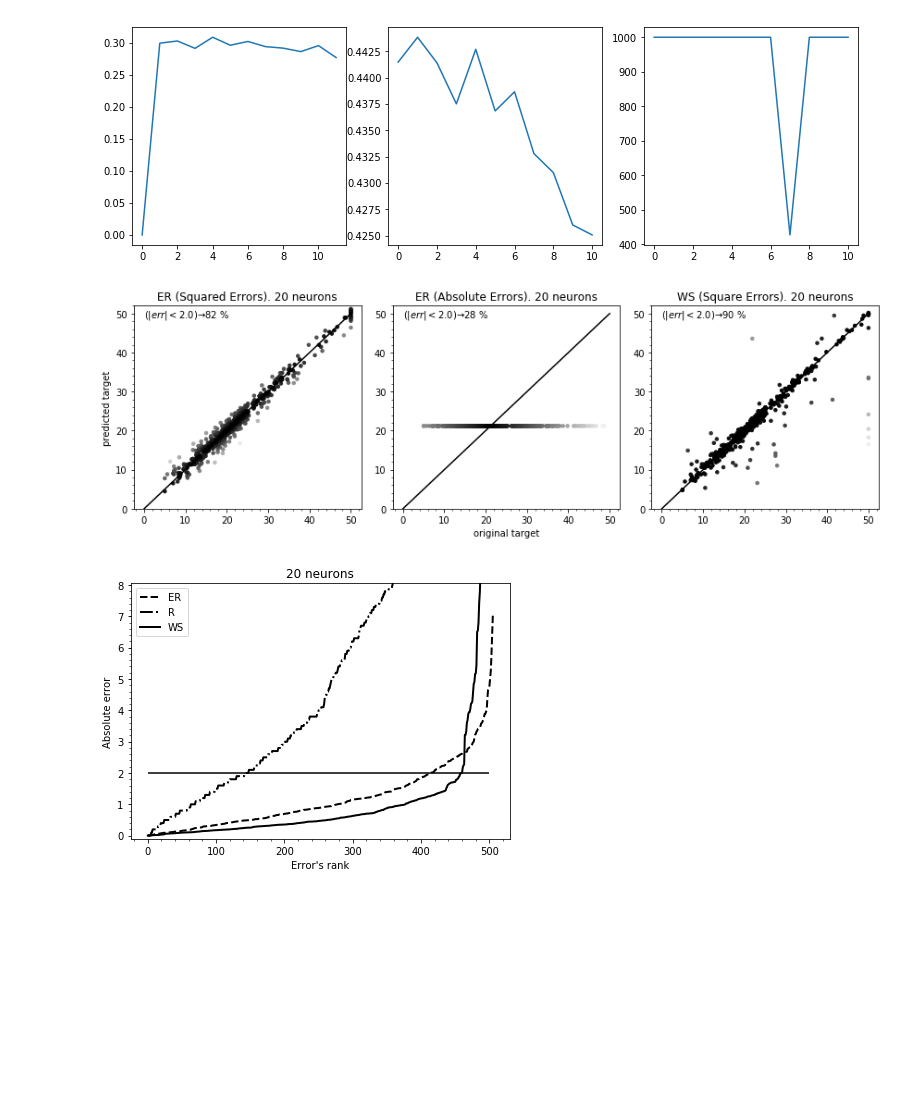
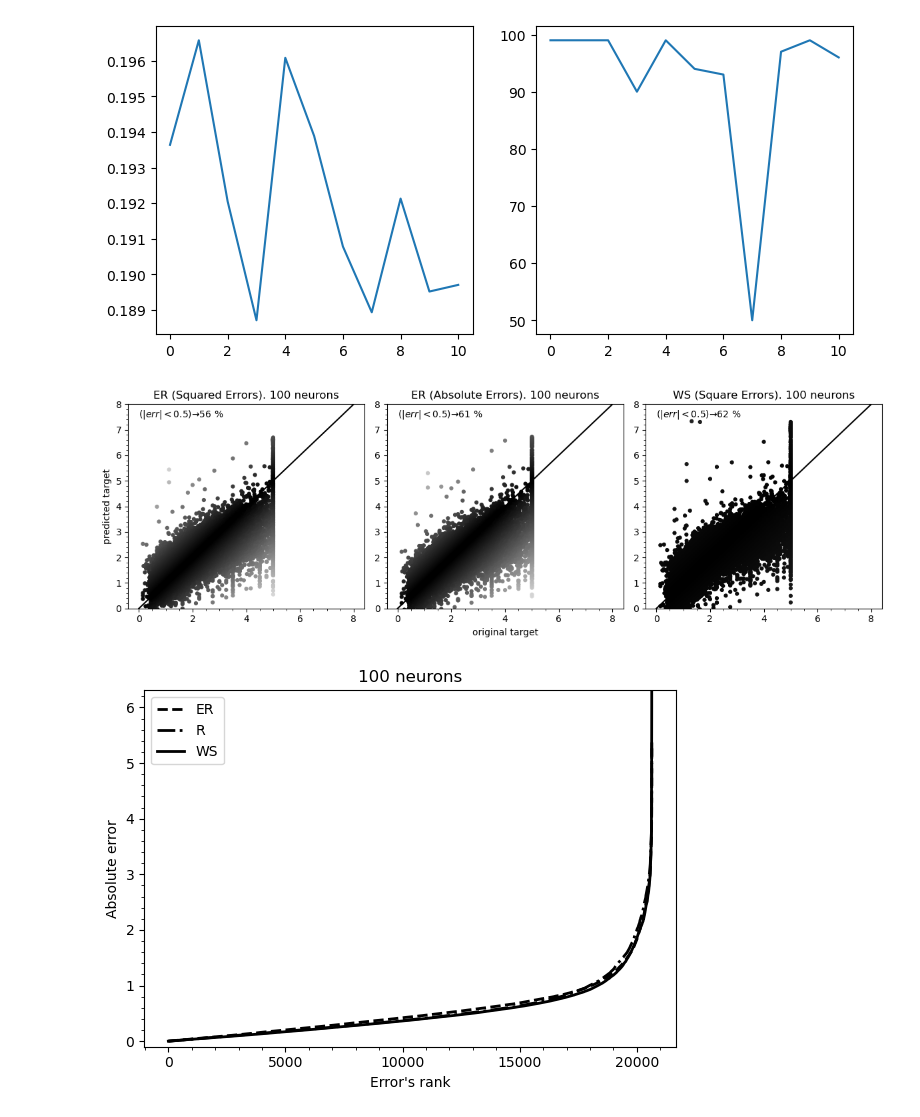
Before and after one commit to intellimath/mlgrad, a Jupyter notebook: examples/test_nn_boston.ipynb, the cells around one changed output. Cells and saved outputs as stored; diff of their text form; code cells hidden in the pictures; blank space fills up the shorter version.

```diff
--- a/examples/test_nn_boston.ipynb
+++ b/examples/test_nn_boston.ipynb
@@ -16,7 +17,10 @@ from sklearn.preprocessing import MinMaxScaler
 
 import matplotlib.pyplot as plt
 # %%
-X, Y = load_boston(True)
+from sklearn.datasets import fetch_california_housing
+housing = fetch_california_housing()
+X = np.ascontiguousarray(housing["data"])
+Y = np.ascontiguousarray(housing["target"])
 print(X.shape)
 scaler = MinMaxScaler()
 Xt = scaler.fit_transform(X)
@@ -40,18 +29,16 @@ def sigma_neuron_layer(n_input, n):
 # %%
-def create_nn(n_hidden):
+def create_nn(n_hidden, L=1.0):
     n_input = X.shape[1]
-    layer1 = sigma_neuron_layer2(n_input, n_hidden)
-    #layer1 = sigma_neuron_layer(n_input, n_hidden)
+    body = models.FFNetworkModel()
+    body.add(models.LinearLayer(n_input, n_hidden))
+    body.add(models.ScaleLayer(funcs.Sigmoidal(L), n_hidden))
+    head = models.LinearModel(body.n_output)
+    ffnn = models.FFNetworkFuncModel(head, body)
 
-    body = model.FFNetworkModel()
-    body.add(layer1)
-
-    head = model.LinearModel(n_hidden)
-    ffnn = model.FFNetworkFuncModel(head, body)
     ffnn.allocate()
     return ffnn
 # %%
-n_hidden = 20
+n_hidden = 100
 # %%
 ffnn1 = create_nn(n_hidden)
 ffnn1.param[:] = np.random.random(size=ffnn1.n_param)
@@ -91,21 +73,20 @@ Completed? True
 # %%
-loss_func3 = loss.ErrorLoss(func.Square())
+loss_func3 = loss.ErrorLoss(funcs.Square())
 er3 = erisk(Xt, Y, ffnn3, loss_func3)
-_fg3 = fg(er3, h=0.005, tol=1.0e-8, n_iter=1000)
-avg3 = averager_it(func.QuantileFunc(0.90, func.Sqrt(1.0)))
-wg3 = weights.WMWeights(avg3, er3)
+_fg3 = fg(er3, h=0.01, tol=1.0e-6, n_iter=100)
+
+avg3 = af.averaging_function("WM", funcs.QuantileFunc(0.95, funcs.Sqrt(0.001)))
+wg3 = weights.MWeights(avg3, er3)
 irgd3 = erm_irgd(_fg3, wg3, n_iter=11)
 
-plt.figure(figsize=(13,4))
-plt.subplot(1,3,1)
+plt.figure(figsize=(9,4))
+plt.subplot(1,2,1)
 plt.plot(irgd3.lvals)
-plt.subplot(1,3,2)
-plt.plot(irgd3.qvals)
-plt.subplot(1,3,3)
+plt.subplot(1,2,2)
 plt.plot(irgd3.n_iters)
 plt.show()
 # %% [output]
-[figure, old version]
+[figure, new version]
 # %%
 # loss_func4 = loss.ErrorLoss(func.Square())
 # er4 = erisk(Xt, Y, ffnn4, loss_func4)
@@ -122,10 +103,10 @@ plt.show()
 # plt.plot(irgd4.n_iters)
 # plt.show()
 # %%
-b = 2.0
-Yp1 = np.array([ffnn1(x) for x in Xt])
-Yp2 = np.array([ffnn2(x) for x in Xt])
-Yp3 = np.array([ffnn3(x) for x in Xt])
+b = 0.5
+Yp1 = ffnn1.evaluate_all(Xt)
+Yp2 = ffnn2.evaluate_all(Xt)
+Yp3 = ffnn3.evaluate_all(Xt)
 #Yp4 = np.array([ffnn4(x) for x in Xt])
 data = [
     { 'Y':Yp1, 'title':'ER (Squared Errors). %s neurons' % n_hidden },
@@ -144,19 +125,19 @@ for i, d in enumerate(data):
     I = I[::-1]
     plt.scatter(Y[I], Y1[I], c=V[I], s=12, cmap=plt.cm.gray)
     c = sum(V < b) / len(V) * 100
-    plt.text(0, 49, r'$(|err|<%.1f)\to%s$ %%' % (b, int(c)))
-    plt.plot([0,50],[0,50], c='k')
+    plt.text(0, 7.5, r'$(|err|<%.1f)\to%s$ %%' % (b, int(c)))
+    plt.plot([0,8],[0,8], c='k')
     if i == 1:
         plt.xlabel("original target")
     if i == 0:
         plt.ylabel("predicted target")
-    plt.ylim(0, 52)
+    plt.ylim(0, 8)
     plt.minorticks_on()
-plt.savefig(r"fig/nn_boston_2_%s.pdf" % n_hidden)
+# plt.savefig(r"fig/nn_boston_2_%s.pdf" % n_hidden)
 plt.tight_layout()
 plt.show()
 # %% [output]
-[figure, old version]
+[figure, new version]
 # %%
 plt.figure(figsize=(6,4.5))
 plt.title('%s neurons' % n_hidden)
@@ -168,17 +149,17 @@ plt.plot(sorted(Z), label='ER', color='k', linestyle='--', linewidth=2.0)
 plt.plot(sorted(Z2), label='R', color='k', linestyle='-.', linewidth=2.0)
 plt.plot(sorted(Z3), label='WS', color='k', linestyle='-', linewidth=2.0)
 #plt.plot(sorted(Z4), label='M', color='k', linestyle=':', linewidth=2.0)
-plt.hlines(2.0, 0, 500)
+# plt.hlines(2.0, 0, 500)
 plt.legend()
 plt.ylim(-0.1, np.max(Z)+1)
-plt.savefig(r"fig/nn_boston_1_%s.pdf" % n_hidden)
+# plt.savefig(r"fig/nn_boston_1_%s.pdf" % n_hidden)
 plt.minorticks_on()
 plt.xlabel("Error's rank")
 plt.ylabel("Absolute error")
 plt.tight_layout()
 plt.show()
 # %% [output]
-[figure, old version]
+[figure, new version]
 # %%
 # plt.figure(figsize=(8,6))
 # plt.plot(sorted(np.abs(Yp-Y)), label='BP', color='k', linestyle='--', linewidth=2.5)
```
Also changed, not shown: parts of 7 cells of this notebook, 24 other files.
